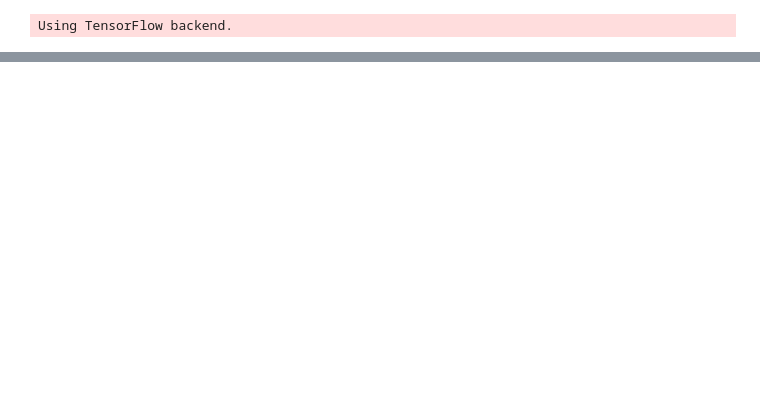
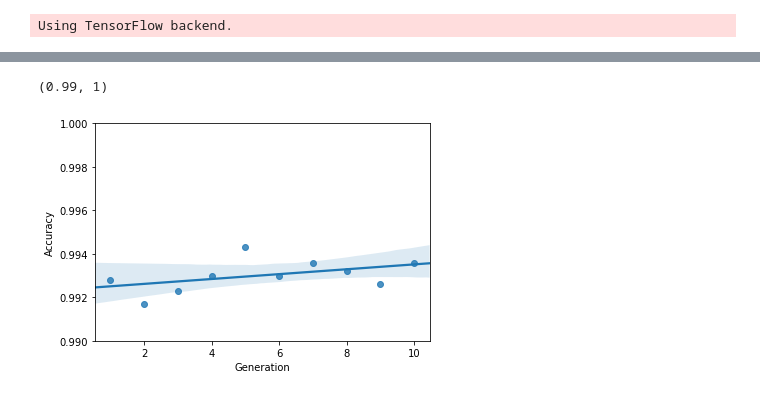
Before and after one commit to VCRoselieb/Genetic-Coding, a Jupyter notebook: MyIdea.ipynb, the cells around one changed output, grey strips where cells are left out. Saved outputs shown, nothing was run; the diff lists cells and outputs as text; code cells hidden in the pictures; blank space fills up the shorter version.

Commit message:
Added visualisation and regression

```diff
--- a/MyIdea.ipynb
+++ b/MyIdea.ipynb
@@ -399,0 +400,8 @@ Epoch 11/12
+# %%
+df = pd.DataFrame(data =evalaccuris)
+df.rename(columns={0: 'Generation',1:'Accuracy'}, inplace=True)
+sns.regplot(x=df['Generation'],y=df['Accuracy'])
+plt.ylim(0.990, 1)
+# %% [output]
+(0.99, 1)
+[figure, added]
```
Also changed, not shown: parts of 1 cell of this notebook.
